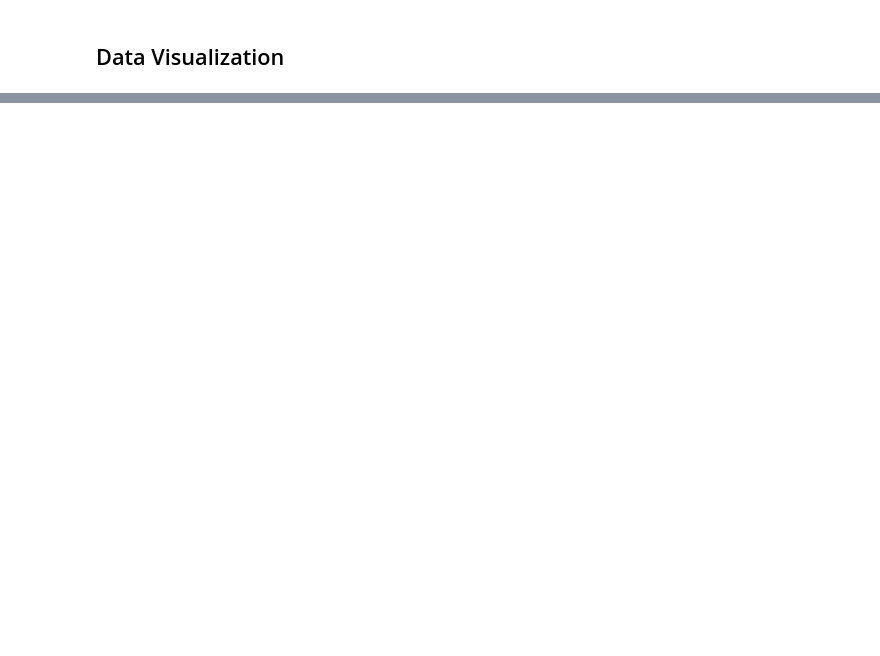
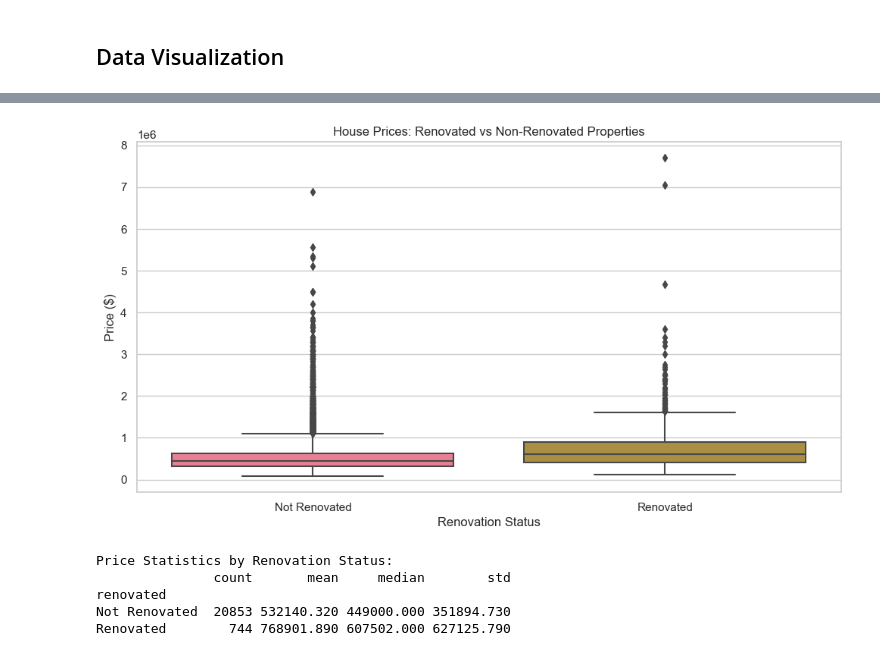
Before and after one commit to S3B3C/EDA-project_Housing, a Jupyter notebook: EDA.ipynb, the cells around one changed output, grey strips where cells are left out. Cells and saved outputs as stored; diff of their text form; code cells hidden in the pictures; blank space fills up the shorter version.

Commit message:
EDA and documentation: data visualization

```diff
--- a/EDA.ipynb
+++ b/EDA.ipynb
@@ -682,7 +659,2 @@ Let's start with the first Hypothesis: he renovation of a house increases the se
 # %% [markdown]
 ## Data Visualization
-# %%
-# Set up visualization style
-plt.style.use('seaborn')
-fig, axes = plt.subplots(2, 2, figsize=(15, 12))
-fig.suptitle('Exploratory Data Analysis of House Prices', fontsize=16)
@@ -726,0 +690,9 @@ OSError: 'seaborn' is not a valid package style, path of style file, URL of styl
+# %%
+# Set seaborn style and figure size
+sns.set_style("whitegrid")  # Clean grid style
+plt.rcParams["figure.figsize"] = (10, 6)  # Default figure size
+plt.rcParams["figure.dpi"] = 100  # Display resolution
+# %%
+# Set color palette and plot aesthetics
+sns.set_palette("husl")  # Use a colorful, distinct palette
+sns.set_context("notebook")  # Set context for better readability
@@ -726,0 +752,29 @@ OSError: 'seaborn' is not a valid package style, path of style file, URL of styl
+# %%
+# Create visualization for renovation impact
+plt.figure(figsize=(12, 6))
+
+# Create side-by-side box plots
+sns.boxplot(data=df_cleaned, x='renovated', y='price')
+plt.title('House Prices: Renovated vs Non-Renovated Properties')
+plt.xlabel('Renovation Status')
+plt.ylabel('Price ($)')
+
+# Show the plot
+plt.show()
+
+# Print statistical summary
+print("Price Statistics by Renovation Status:")
+renovation_stats = df_cleaned.groupby('renovated')['price'].agg([
+    'count',          # Number of houses
+    'mean',           # Average price
+    'median',         # Median price
+    'std'            # Standard deviation
+]).round(2)
+print(renovation_stats)
+# %% [output]
+[figure, added]
+Price Statistics by Renovation Status:
+               count       mean     median        std
+renovated
+Not Renovated  20853 532140.320 449000.000 351894.730
+Renovated        744 768901.890 607502.000 627125.790
```
Also changed, not shown: parts of 22 cells of this notebook, 3 other files.
